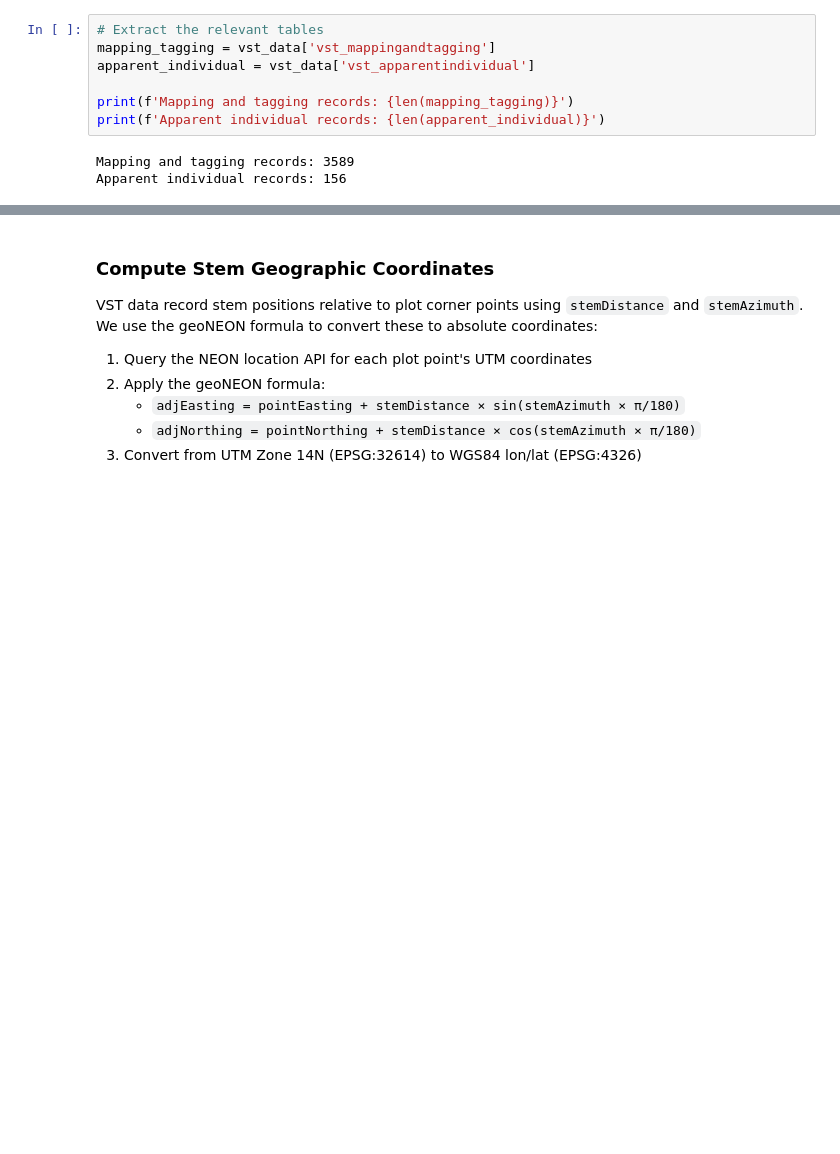
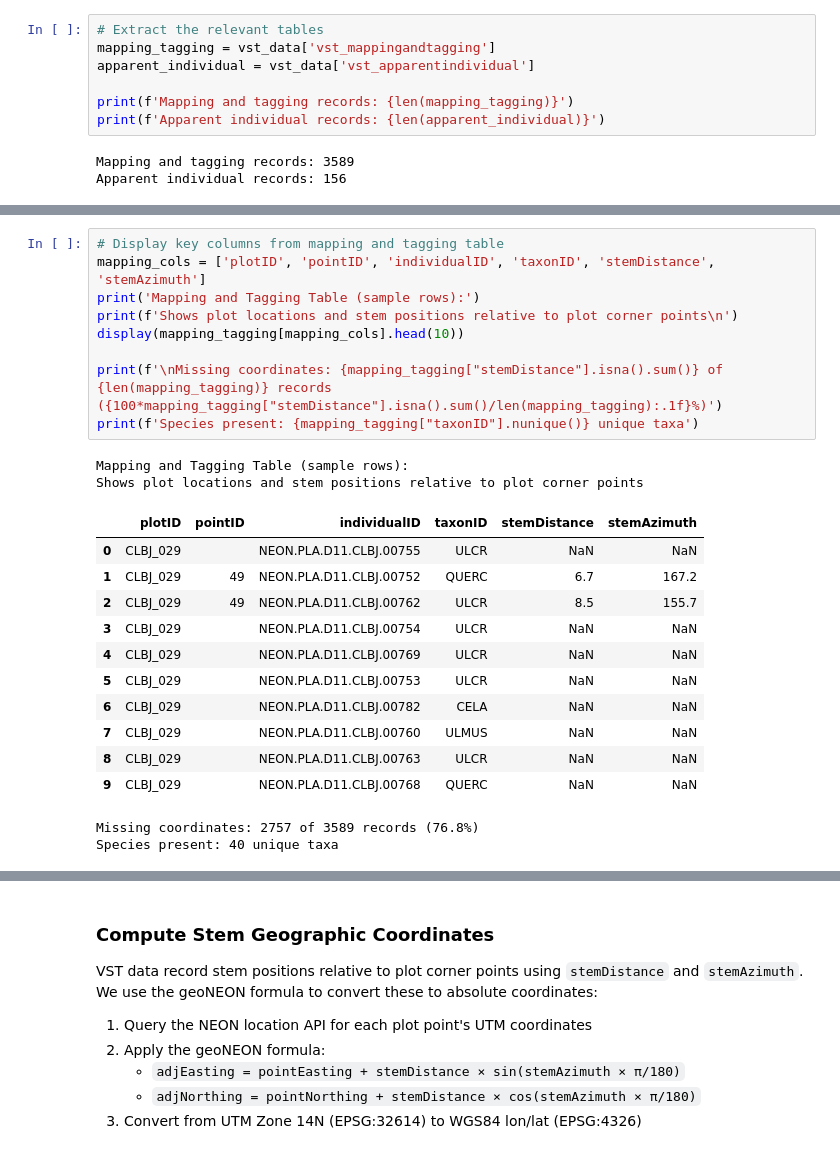
Before and after one commit to jmus2235/python-gee-ml-tutorial, a Jupyter notebook: scripts/clbj_rf_classification_v2.ipynb, the cells around one changed output, grey strips where cells are left out. Cells and saved outputs as stored; diff of their text form; blank space fills up the shorter version.

```diff
--- a/scripts/clbj_rf_classification_v2.ipynb
+++ b/scripts/clbj_rf_classification_v2.ipynb
@@ -249,0 +284,25 @@ Apparent individual records: 156
+# %%
+# Display key columns from mapping and tagging table
+mapping_cols = ['plotID', 'pointID', 'individualID', 'taxonID', 'stemDistance', 'stemAzimuth']
+print('Mapping and Tagging Table (sample rows):')
+print(f'Shows plot locations and stem positions relative to plot corner points\n')
+display(mapping_tagging[mapping_cols].head(10))
+
+print(f'\nMissing coordinates: {mapping_tagging["stemDistance"].isna().sum()} of {len(mapping_tagging)} records ({100*mapping_tagging["stemDistance"].isna().sum()/len(mapping_tagging):.1f}%)')
+print(f'Species present: {mapping_tagging["taxonID"].nunique()} unique taxa')
+# %% [output]
+Mapping and Tagging Table (sample rows):
+Shows plot locations and stem positions relative to plot corner points
+|  | plotID | pointID | individualID | taxonID | stemDistance | stemAzimuth |
+| 0 | CLBJ_029 |  | NEON.PLA.D11.CLBJ.00755 | ULCR | NaN | NaN |
+| 1 | CLBJ_029 | 49 | NEON.PLA.D11.CLBJ.00752 | QUERC | 6.7 | 167.2 |
+| 2 | CLBJ_029 | 49 | NEON.PLA.D11.CLBJ.00762 | ULCR | 8.5 | 155.7 |
+| 3 | CLBJ_029 |  | NEON.PLA.D11.CLBJ.00754 | ULCR | NaN | NaN |
+| 4 | CLBJ_029 |  | NEON.PLA.D11.CLBJ.00769 | ULCR | NaN | NaN |
+| 5 | CLBJ_029 |  | NEON.PLA.D11.CLBJ.00753 | ULCR | NaN | NaN |
+| 6 | CLBJ_029 |  | NEON.PLA.D11.CLBJ.00782 | CELA | NaN | NaN |
+| 7 | CLBJ_029 |  | NEON.PLA.D11.CLBJ.00760 | ULMUS | NaN | NaN |
+| 8 | CLBJ_029 |  | NEON.PLA.D11.CLBJ.00763 | ULCR | NaN | NaN |
+| 9 | CLBJ_029 |  | NEON.PLA.D11.CLBJ.00768 | QUERC | NaN | NaN |
+Missing coordinates: 2757 of 3589 records (76.8%)
+Species present: 40 unique taxa
```
Also changed, not shown: parts of 3 cells of this notebook.
